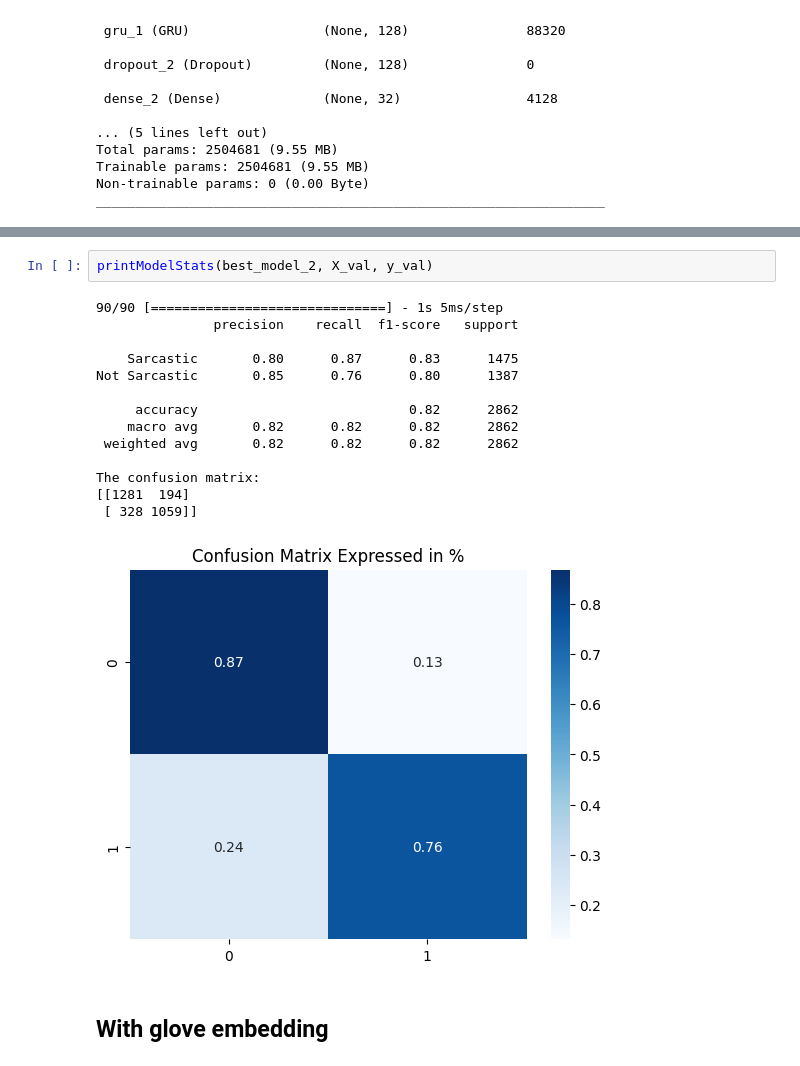
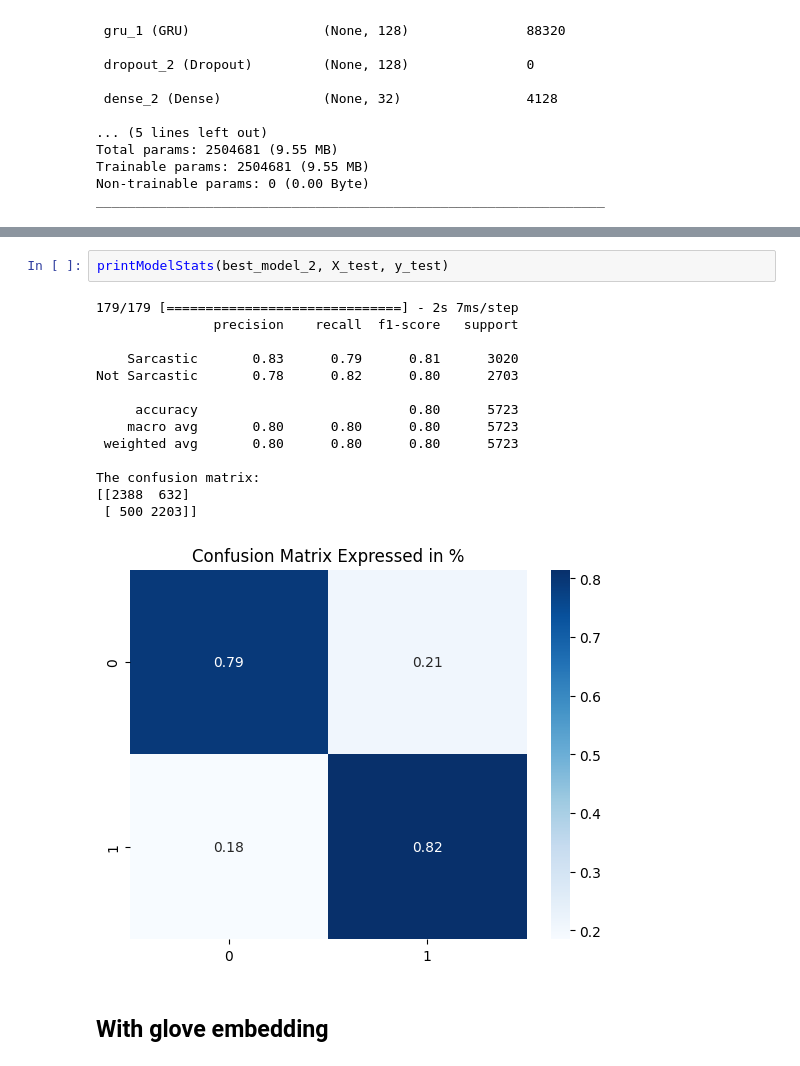
Before and after one commit to bodinestubbe/ML_2024, a Jupyter notebook: GRU_processed.ipynb, the cells around one changed output, grey strips where cells are left out. Saved outputs shown, nothing was run; the diff lists cells and outputs as text.

Commit message:
change x,y val to test

```diff
--- a/GRU_processed.ipynb
+++ b/GRU_processed.ipynb
@@ -431,20 +393,20 @@ plotCurves(history2, "1 layer GRU with word2vec embedding")
 # %%
-printModelStats(best_model_2, X_val, y_val)
+printModelStats(best_model_2, X_test, y_test)
 # %% [output]
-90/90 [==============================] - 1s 5ms/step
+179/179 [==============================] - 2s 7ms/step
                precision    recall  f1-score   support
 
-    Sarcastic       0.80      0.87      0.83      1475
-Not Sarcastic       0.85      0.76      0.80      1387
+    Sarcastic       0.83      0.79      0.81      3020
+Not Sarcastic       0.78      0.82      0.80      2703
 
-     accuracy                           0.82      2862
-    macro avg       0.82      0.82      0.82      2862
- weighted avg       0.82      0.82      0.82      2862
+     accuracy                           0.80      5723
+    macro avg       0.80      0.80      0.80      5723
+ weighted avg       0.80      0.80      0.80      5723
 
 The confusion matrix:
-[[1281  194]
- [ 328 1059]]
+[[2388  632]
+ [ 500 2203]]
-[figure, old version]
+[figure, new version]
 # %% [markdown]
 ## With glove embedding
 # %%
```
Also changed, not shown: parts of 15 cells of this notebook, 1 other file.
